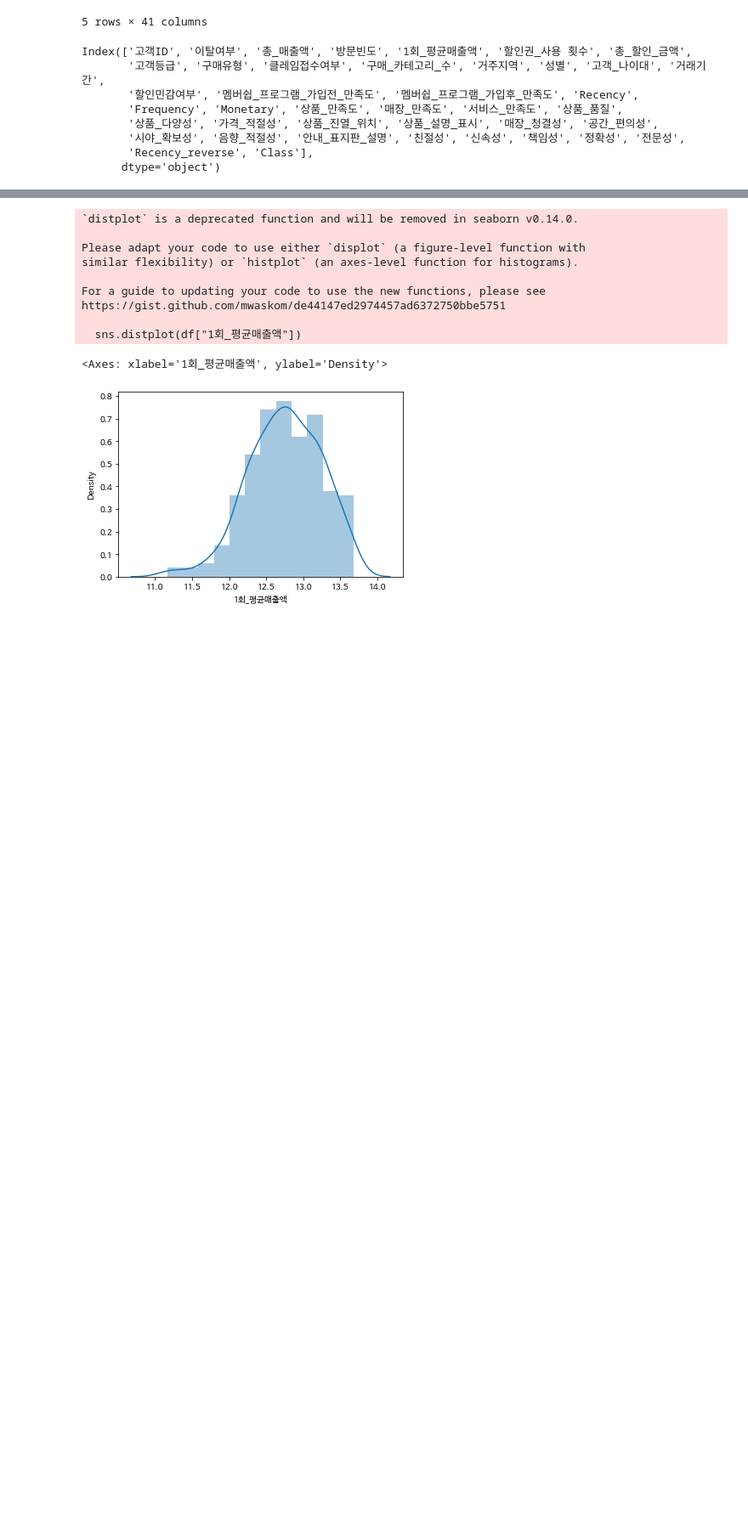
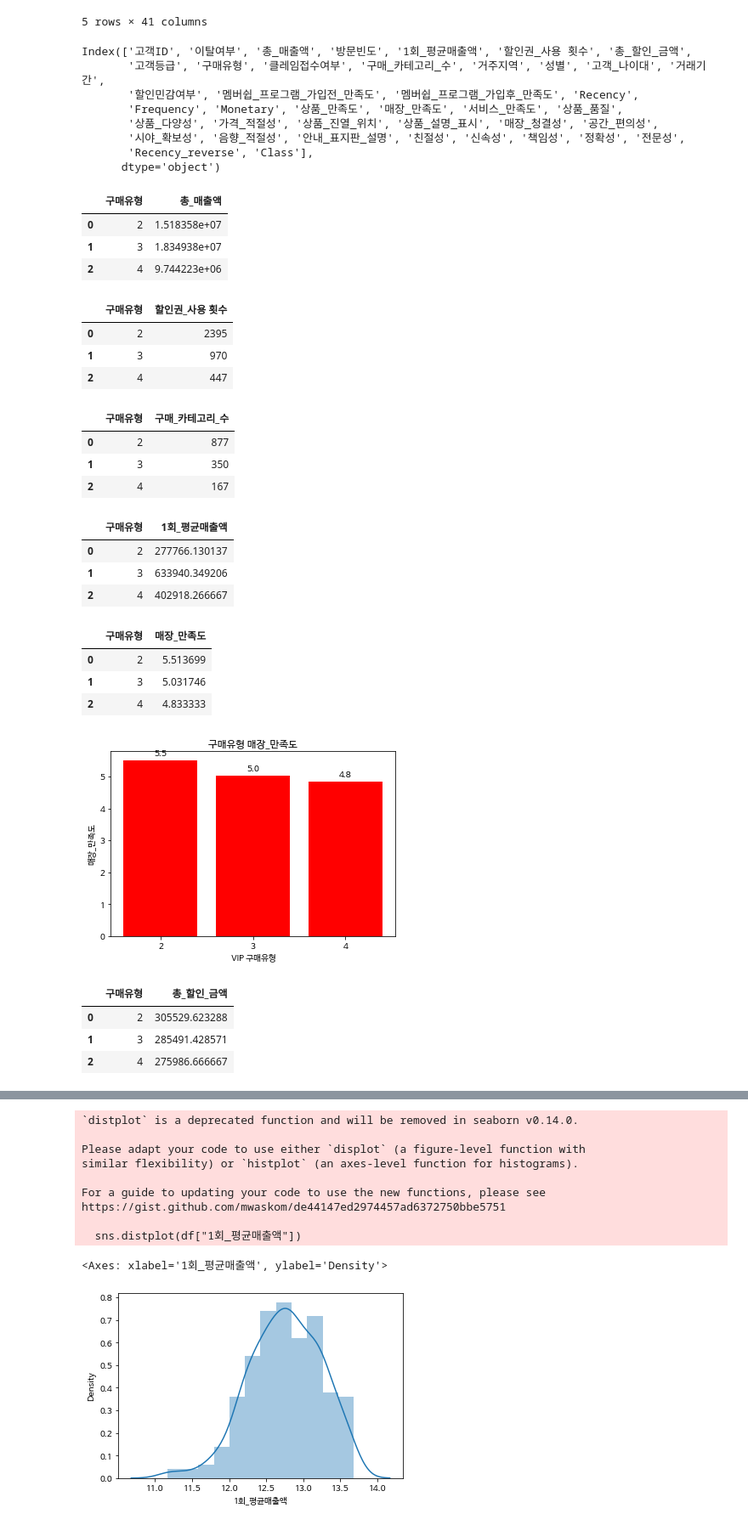
Before and after one commit to MINJIN82/-Ubion, a Jupyter notebook: Ashopping_2.ipynb, the cells around one changed output, grey strips where cells are left out. Shown: that part at 85% size. Saved outputs shown, nothing was run; the diff lists cells and outputs as text; code cells hidden in the pictures; blank space fills up the shorter version.

```diff
--- a/Ashopping_2.ipynb
+++ b/Ashopping_2.ipynb
@@ -147,3 +147,73 @@ Index(['고객ID', '이탈여부', '총_매출액', '방문빈도', '1회_평균
        '시야_확보성', '음향_적절성', '안내_표지판_설명', '친절성', '신속성', '책임성', '정확성', '전문성',
        'Recency_reverse', 'Class'],
       dtype='object')
+# %%
+df.groupby(by=['구매유형'],as_index=False)["총_매출액"].mean()
+# %% [output]
+|  | 구매유형 | 총_매출액 |
+| 0 | 2 | 1.518358e+07 |
+| 1 | 3 | 1.834938e+07 |
+| 2 | 4 | 9.744223e+06 |
+# %%
+df.groupby(by=['구매유형'],as_index=False)["할인권_사용 횟수"].sum()
+# %% [output]
+|  | 구매유형 | 할인권_사용 횟수 |
+| 0 | 2 | 2395 |
+| 1 | 3 | 970 |
+| 2 | 4 | 447 |
+# %%
+df.groupby(by=['구매유형'],as_index=False)["구매_카테고리_수"].sum()
+# %% [output]
+|  | 구매유형 | 구매_카테고리_수 |
+| 0 | 2 | 877 |
+| 1 | 3 | 350 |
+| 2 | 4 | 167 |
+# %%
+a=df.groupby(by=['구매유형'],as_index=False)["1회_평균매출액"].mean()
+a
+# %% [output]
+|  | 구매유형 | 1회_평균매출액 |
+| 0 | 2 | 277766.130137 |
+| 1 | 3 | 633940.349206 |
+| 2 | 4 | 402918.266667 |
+# %%
+c= df.groupby(by=['구매유형'],as_index=False)["매장_만족도"].mean()
+c
+# %% [output]
+|  | 구매유형 | 매장_만족도 |
+| 0 | 2 | 5.513699 |
+| 1 | 3 | 5.031746 |
+| 2 | 4 | 4.833333 |
+# %%
+import matplotlib.pyplot as plt
+import numpy as np
+
+# 데이터
+labels = c['구매유형']
+mean_sales = c["매장_만족도"]
+
+# 그래프 그리기
+x = np.arange(len(labels))
+fig, ax = plt.subplots()
+rects = ax.bar(x, mean_sales, align='center', color='red')
+ax.set_xticks(x)
+ax.set_xticklabels(labels)
+ax.set_ylabel('매장_만족도')
+ax.set_xlabel(' VIP 구매유형')
+ax.set_title('구매유형 매장_만족도')
+# 레이블 표시
+for rect in rects:
+    height = rect.get_height()
+    ax.annotate(f'{height:.1f}', xy=(rect.get_x() + rect.get_width() / 2, height),
+                xytext=(0, 3), textcoords='offset points', ha='center', va='bottom')
+
+plt.show()
+# %% [output]
+[figure, added]
+# %%
+df.groupby(by=['구매유형'],as_index=False)["총_할인_금액"].mean()
+# %% [output]
+|  | 구매유형 | 총_할인_금액 |
+| 0 | 2 | 305529.623288 |
+| 1 | 3 | 285491.428571 |
+| 2 | 4 | 275986.666667 |
```
Also changed, not shown: parts of 14 cells of this notebook.
